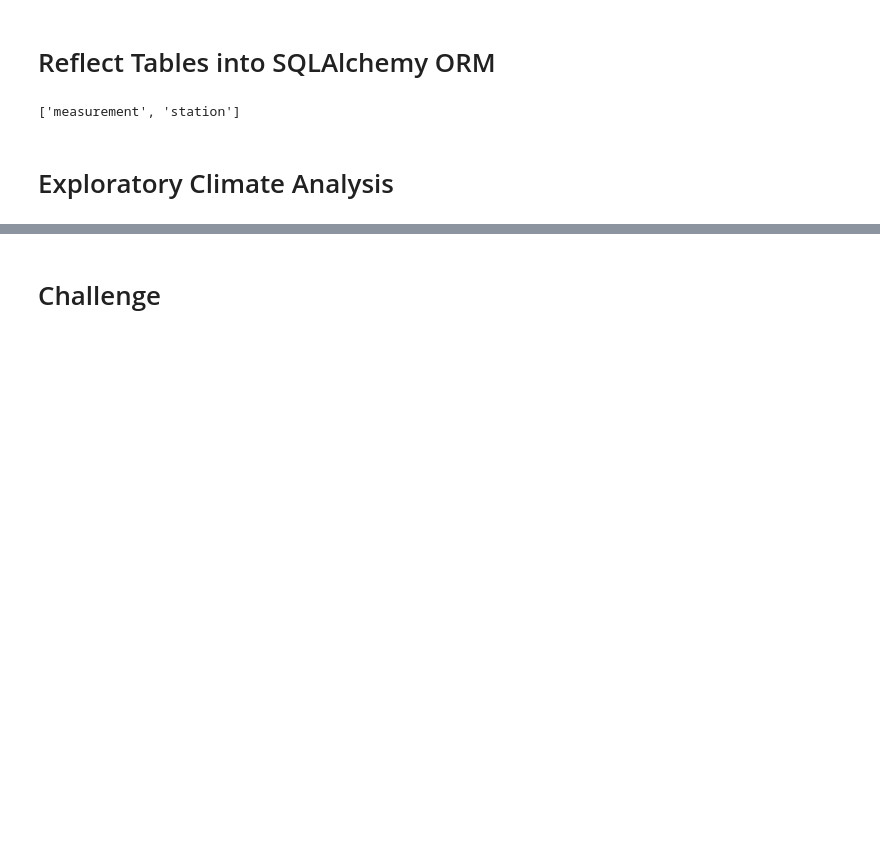
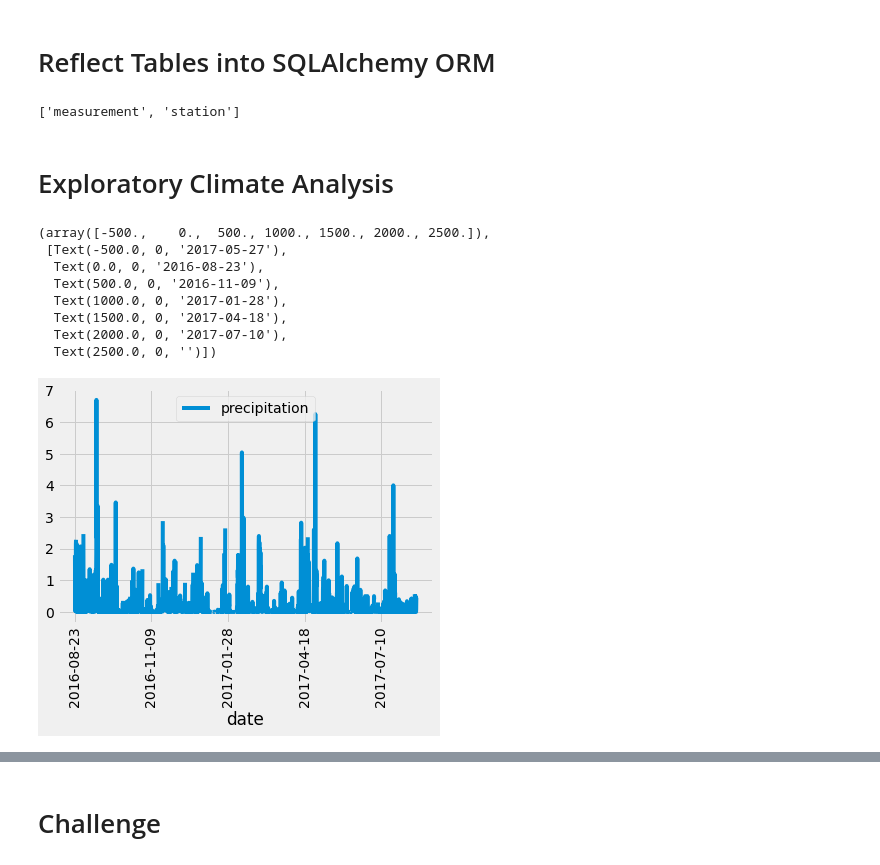
Before and after one commit to BrieonaT/surfs_up, a Jupyter notebook: climate_analysis.ipynb, the cells around one changed output, grey strips where cells are left out. Saved outputs shown, nothing was run; the diff lists cells and outputs as text; code cells hidden in the pictures; blank space fills up the shorter version.

Commit message:
Adding graphs and more analysis

```diff
--- a/climate_analysis.ipynb
+++ b/climate_analysis.ipynb
@@ -44,15 +44,40 @@ session = Session(engine)
 # %%
 # Design a query to retrieve the last 12 months of precipitation data and plot the results.
 #Starting from the last data point in the database.
+prev_year = dt.date(2017, 8, 23) - dt.timedelta(days=365)
 
 # Calculate the date one year from the last date in data set.
+results = session.query(Measurement.date, Measurement.prcp).filter(Measurement.date >= prev_year).all()
+results = []
+
 
 # Perform a query to retrieve the data and precipitation scores
+results = session.query(Measurement.date, Measurement.prcp).filter(Measurement.date >= prev_year)
+#print(results.all())
+
 
 # Save the query results as a Pandas DataFrame and set the index to the date column
+df = pd.DataFrame(results, columns=['date','precipitation'])
+df.set_index(df['date'], inplace=True)
+#print(df)
 
 # Sort the dataframe by date
+df = df.sort_index()
+#print(df.to_string(index=False))
+
 
 # Use Pandas Plotting with Matplotlib to plot the data
+df.plot()
+plt.xticks(rotation=90)
+# %% [output]
+(array([-500.,    0.,  500., 1000., 1500., 2000., 2500.]),
+ [Text(-500.0, 0, '2017-05-27'),
+  Text(0.0, 0, '2016-08-23'),
+  Text(500.0, 0, '2016-11-09'),
+  Text(1000.0, 0, '2017-01-28'),
+  Text(1500.0, 0, '2017-04-18'),
+  Text(2000.0, 0, '2017-07-10'),
+  Text(2500.0, 0, '')])
+[figure, added]
 # %%
 # Use Pandas to calcualte the summary statistics for the precipitation data
```
Also changed, not shown: parts of 7 cells of this notebook.
